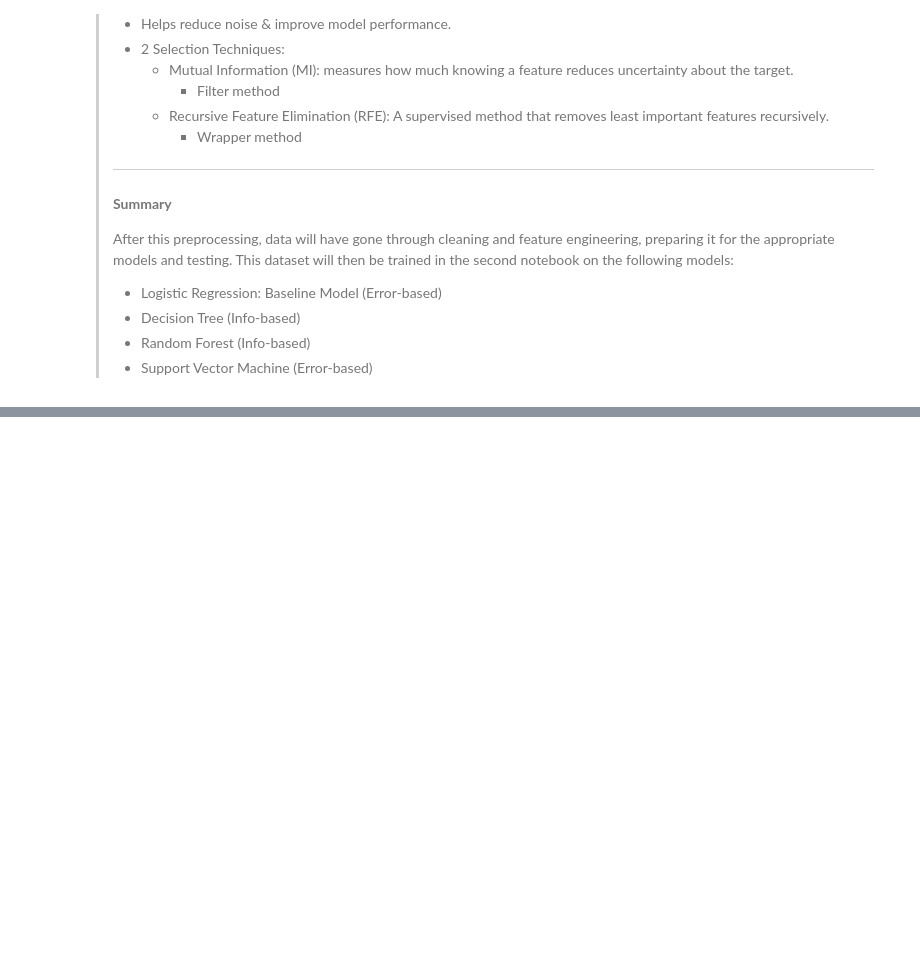
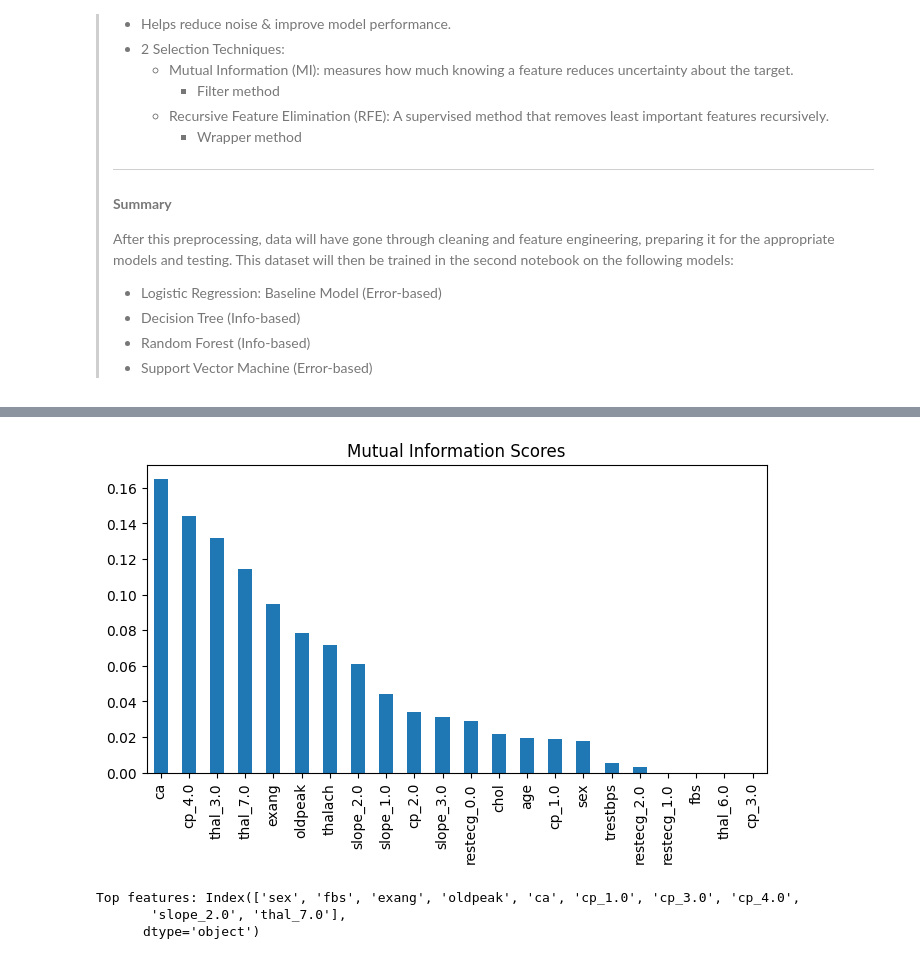
Before and after one commit to vinhbin/heartdiseaseDS, a Jupyter notebook: preprocessing_nb.ipynb, the cells around one changed output, grey strips where cells are left out. Drawn from its saved outputs; the diff is of its cells as text; code cells hidden in the pictures; blank space fills up the shorter version.

```diff
--- a/preprocessing_nb.ipynb
+++ b/preprocessing_nb.ipynb
@@ -803,15 +867,10 @@ df.to_csv("cleaned_processed.cleveland.csv", index=False)
 > - Random Forest (Info-based)
 > - Support Vector Machine (Error-based)
 # %%
-## Handle Categorical Features via Encoding ##
-
+# 1. Handle Categorical Features via Encoding
 # Cat features that need addressing: `cp`, `restecg`, `slope`, `thal`
 categorical_cols = ['cp', 'restecg', 'slope', 'thal']
-df_encoded = pd.get_dummies(df, columns=categorical_cols, drop_first=True)
+df_encoded = pd.get_dummies(df, columns=categorical_cols, drop_first=False)
 
-print("Encoded data shape:", df_encoded.shape)
 df_encoded.head()
-
-# Save cleaned, encoded dataset for modeling
-df_encoded.to_csv("cleaned_processed.cleveland.csv", index=False)
 # %% [output]
@@ -840,30 +909,31 @@ Encoded data shape: (297, 19)
 # %%
-## Feature Selection ##
+# 3. Feature Selection
+# mutual unformation
+from sklearn.feature_selection import mutual_info_classif
+import pandas as pd
+import matplotlib.pyplot as plt
 
-# Mutual unformation
-#from sklearn.feature_selection import mutual_info_classif, RFE
+mi_scores = mutual_info_classif(X_train, y_train, random_state=42)
+mi_series = pd.Series(mi_scores, index=X_train.columns).sort_values(ascending=False)
 
-#mi_scores = mutual_info_classif(X_train, y_train, discrete_features=False)  # continuous=True by default
-#mi_scores = pd.Series(mi_scores, index=X_train.columns).sort_values(ascending=False)
-
-#print("Mutual Information Scores:")
-#print(mi_scores)
-#mi_scores
+#
+mi_series.plot(kind='bar', figsize=(8,4), title="Mutual Information Scores")
+plt.show()
+# %% [output]
+[figure, added]
 # %%
+# 3. Feature Selection
+# RFE; higher ranking = more influential
+from sklearn.feature_selection import RFE
+from sklearn.linear_model import LogisticRegression
 
-## Feature Selection ##
+model = LogisticRegression(max_iter=1000)
+rfe = RFE(model, n_features_to_select=10)
+rfe.fit(X_train, y_train)
 
-# RFE
-#from sklearn.linear_model import LogisticRegression
-
-# RFE w/ logistic regression
-#model = LogisticRegression(max_iter=1000)
-#rfe = RFE(model, n_features_to_select=8)
-#rfe.fit(X, y)
-
-#rfe_support = pd.Series(rfe.support_, index=X.columns)
-#rfe_ranking = pd.Series(rfe.ranking_, index=X.columns)
-
-#selected_features = X.columns[rfe_support]
-#print("Selected features by RFE:")
-#print(selected_features)
+selected_features = X_train.columns[rfe.support_]
+print("Top features:", selected_features)
+# %% [output]
+Top features: Index(['sex', 'fbs', 'exang', 'oldpeak', 'ca', 'cp_1.0', 'cp_3.0', 'cp_4.0',
+       'slope_2.0', 'thal_7.0'],
+      dtype='object')
```
Also changed, not shown: parts of 26 cells of this notebook.
